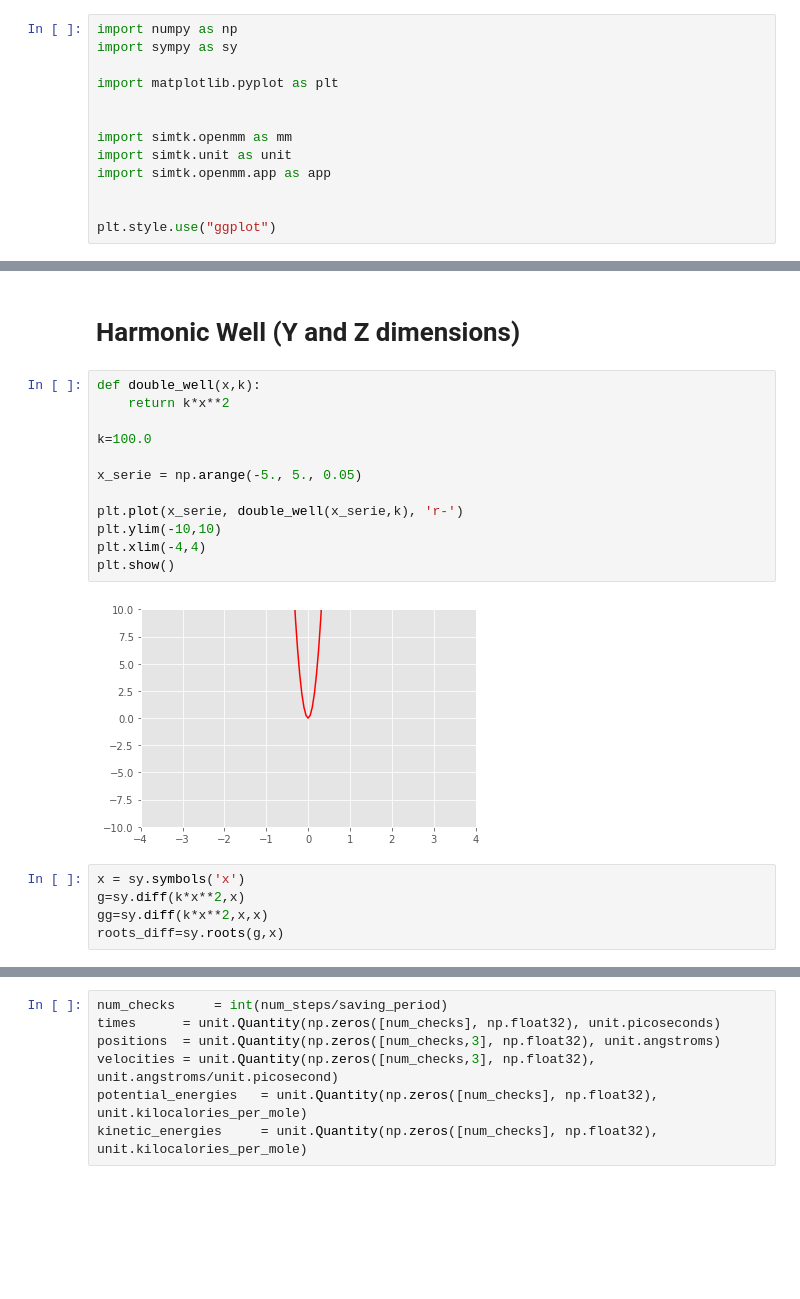
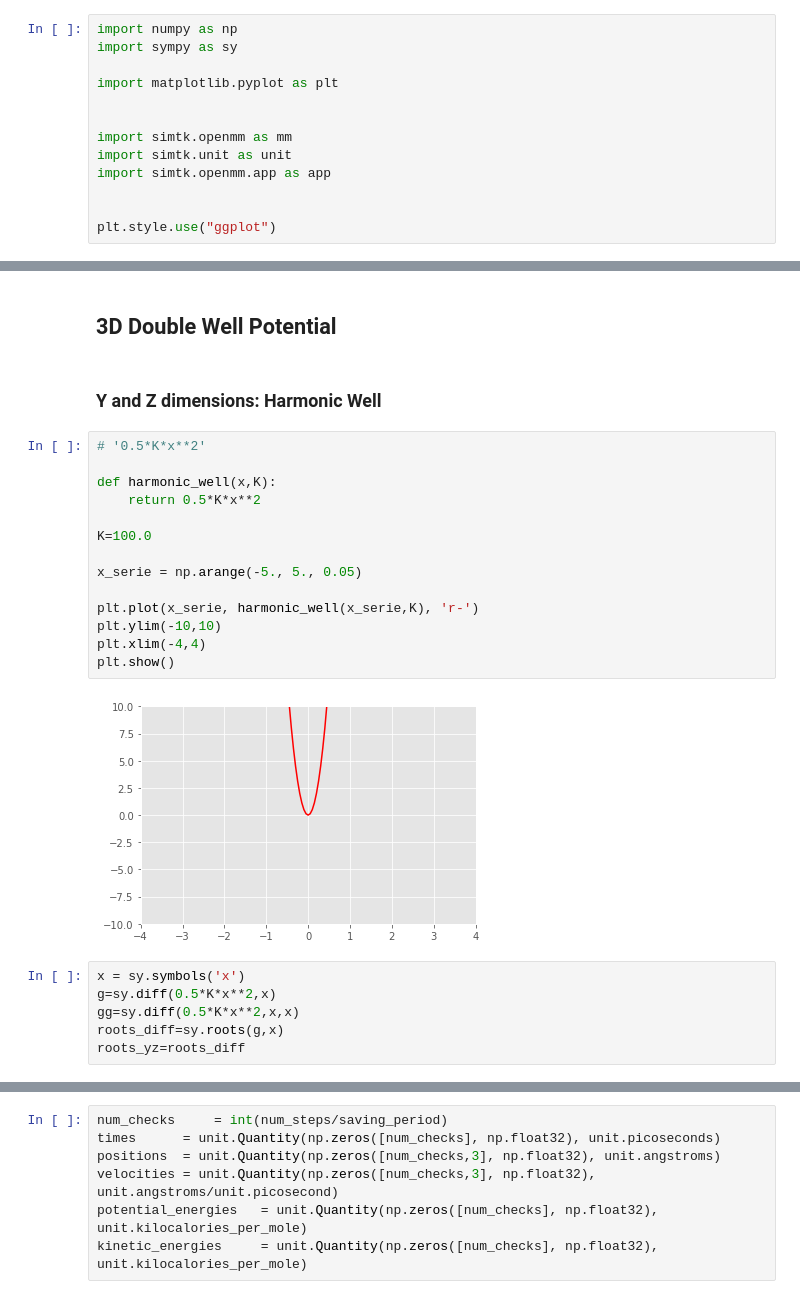
Before and after one commit to chemlove/REMD, a Jupyter notebook: double_well.ipynb, the cells around one changed output, grey strips where cells are left out. Cells and saved outputs as stored; diff of their text form; blank space fills up the shorter version.

```diff
--- a/double_well.ipynb
+++ b/double_well.ipynb
@@ -14,21 +23,26 @@ plt.style.use("ggplot")
+# %% [markdown]
+## 3D Double Well Potential
 # %% [markdown]
-# Harmonic Well (Y and Z dimensions)
+### Y and Z dimensions: Harmonic Well
 # %%
-def double_well(x,k):
-    return k*x**2
+# '0.5*K*x**2'
 
-k=100.0
+def harmonic_well(x,K):
+    return 0.5*K*x**2
+
+K=100.0
 
 x_serie = np.arange(-5., 5., 0.05)
 
-plt.plot(x_serie, double_well(x_serie,k), 'r-')
+plt.plot(x_serie, harmonic_well(x_serie,K), 'r-')
 plt.ylim(-10,10)
 plt.xlim(-4,4)
 plt.show()
 # %% [output]
-[figure, old version]
+[figure, new version]
 # %%
 x = sy.symbols('x')
-g=sy.diff(k*x**2,x)
-gg=sy.diff(k*x**2,x,x)
+g=sy.diff(0.5*K*x**2,x)
+gg=sy.diff(0.5*K*x**2,x,x)
 roots_diff=sy.roots(g,x)
+roots_yz=roots_diff
```
Also changed, not shown: parts of 38 cells of this notebook.
